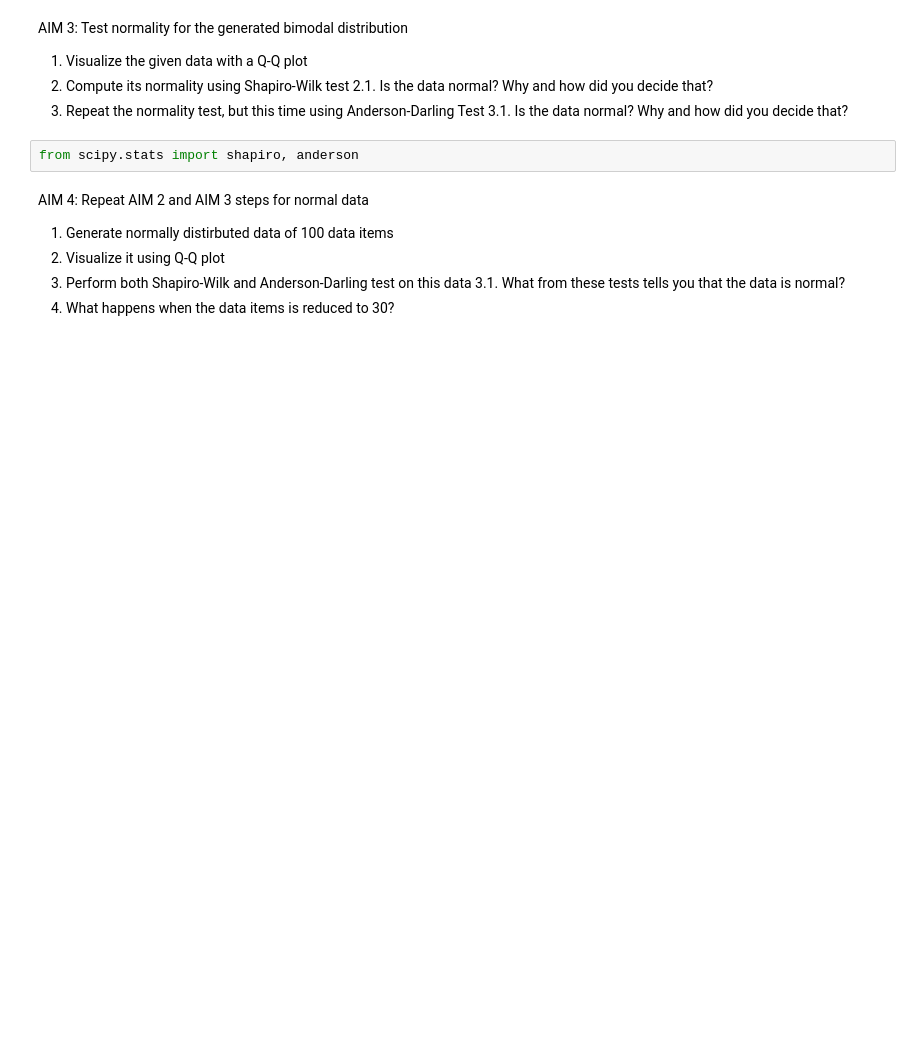
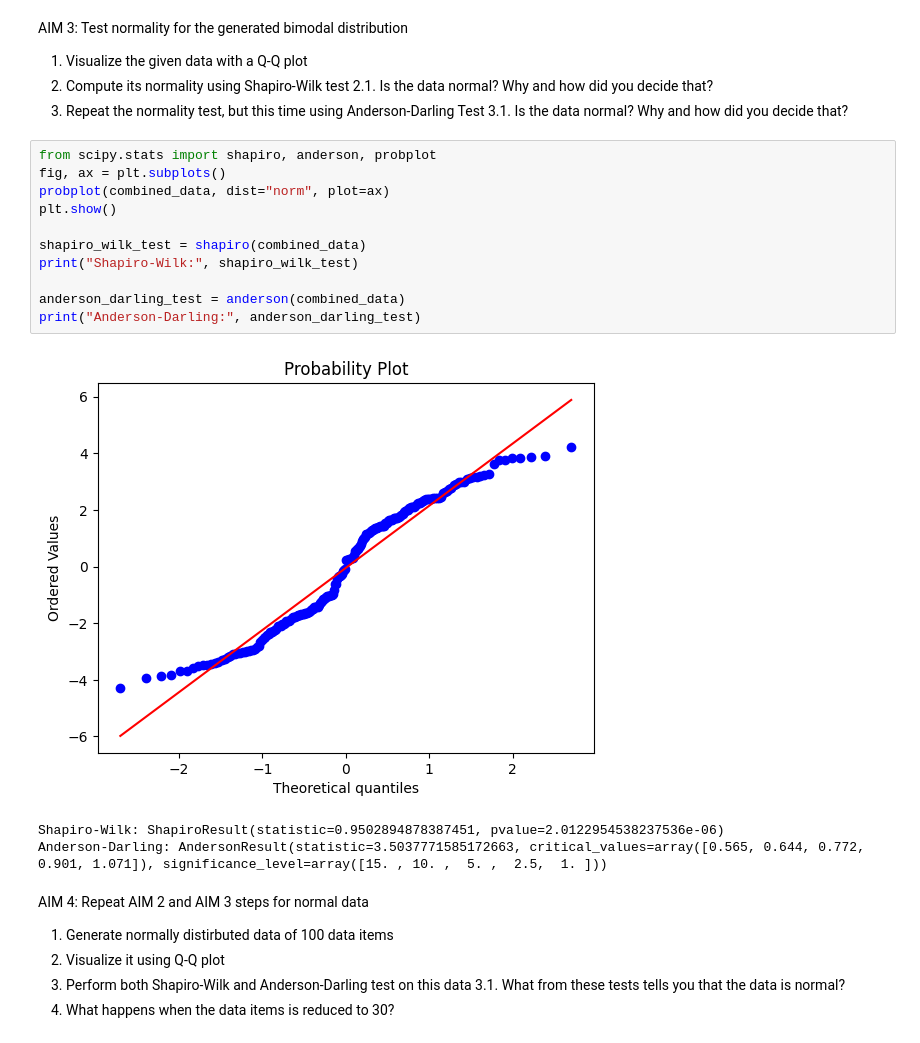
Before and after one commit to yonghusxt/ANOVA-practice-exercise, a Jupyter notebook: anova_practice.ipynb, the cells around one changed output. Drawn from its saved outputs; the diff is of its cells as text; blank space fills up the shorter version.

```diff
--- a/anova_practice.ipynb
+++ b/anova_practice.ipynb
@@ -32,8 +75,21 @@ AIM 3: Test normality for the generated bimodal distribution
     2.1. Is the data normal? Why and how did you decide that?
 3. Repeat the normality test, but this time using Anderson-Darling Test
     3.1. Is the data normal? Why and how did you decide that?
-# %%
-from scipy.stats import shapiro, anderson
+# %%
+from scipy.stats import shapiro, anderson, probplot
+fig, ax = plt.subplots()
+probplot(combined_data, dist="norm", plot=ax)
+plt.show()
+
+shapiro_wilk_test = shapiro(combined_data)
+print("Shapiro-Wilk:", shapiro_wilk_test)
+
+anderson_darling_test = anderson(combined_data)
+print("Anderson-Darling:", anderson_darling_test)
+# %% [output]
+[figure, added]
+Shapiro-Wilk: ShapiroResult(statistic=0.9502894878387451, pvalue=2.0122954538237536e-06)
+Anderson-Darling: AndersonResult(statistic=3.5037771585172663, critical_values=array([0.565, 0.644, 0.772, 0.901, 1.071]), significance_level=array([15. , 10. ,  5. ,  2.5,  1. ]))
 # %% [markdown]
 AIM 4: Repeat AIM 2 and AIM 3 steps for normal data
 
```
Also changed, not shown: parts of 6 cells of this notebook.
